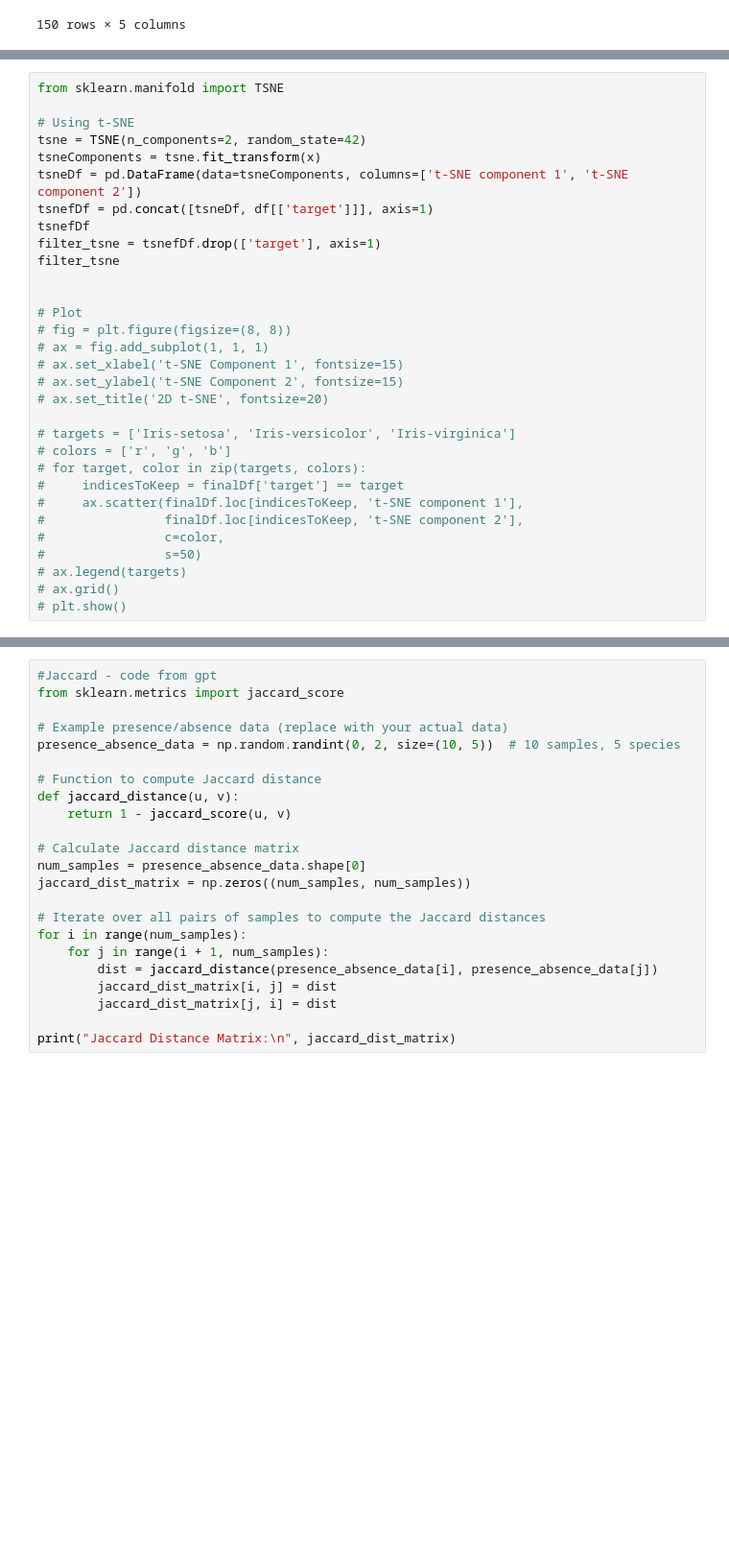
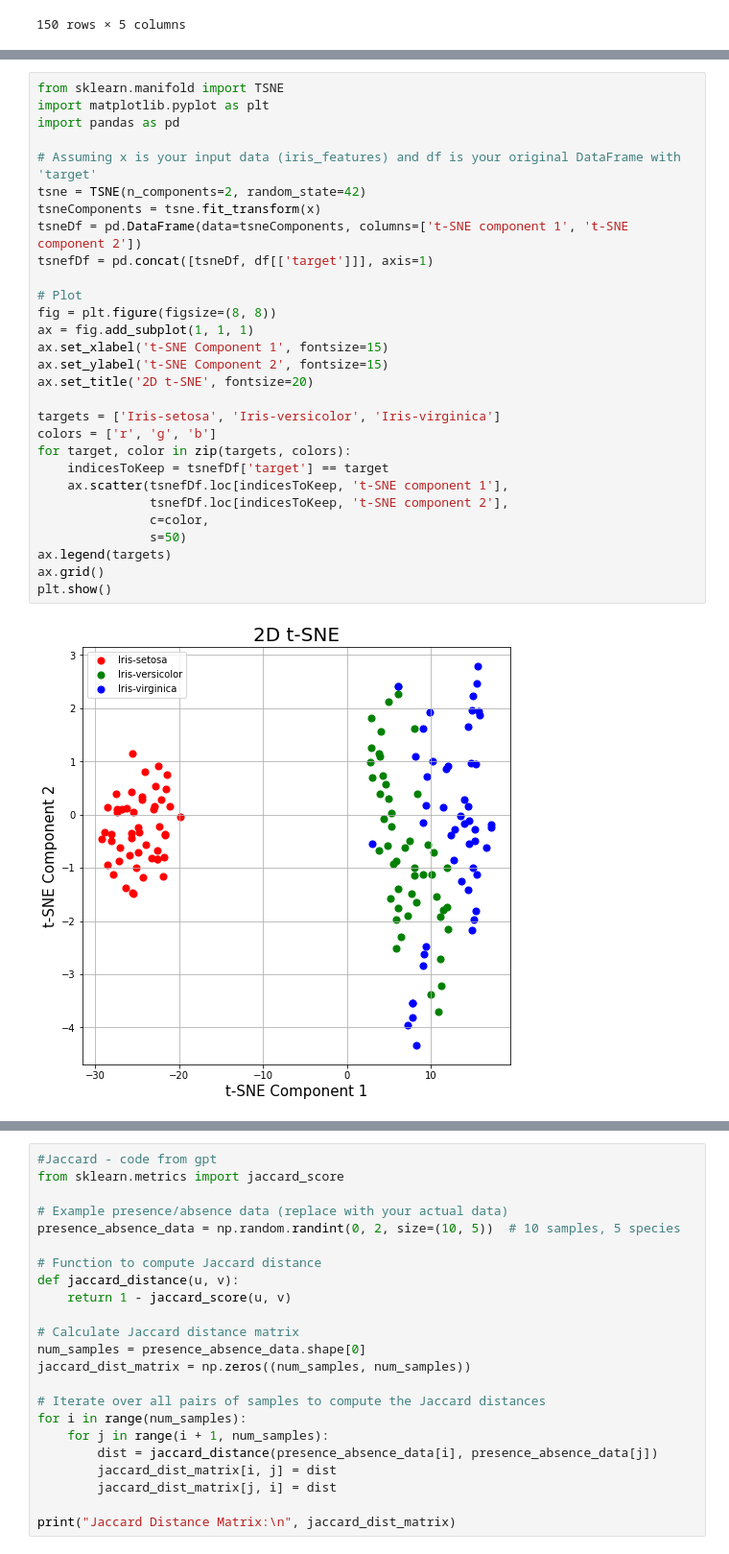
Before and after one commit to henrysun9074/fishics, a Jupyter notebook: demo/pca-tsne.ipynb, the cells around one changed output, grey strips where cells are left out. Shown: that part at 96% size. Saved outputs shown, nothing was run; the diff lists cells and outputs as text; blank space fills up the shorter version.

```diff
--- a/demo/pca-tsne.ipynb
+++ b/demo/pca-tsne.ipynb
@@ -70,34 +72,34 @@ filter_pca
 # %%
 from sklearn.manifold import TSNE
+import matplotlib.pyplot as plt
+import pandas as pd
 
-# Using t-SNE
+# Assuming x is your input data (iris_features) and df is your original DataFrame with 'target'
 tsne = TSNE(n_components=2, random_state=42)
 tsneComponents = tsne.fit_transform(x)
 tsneDf = pd.DataFrame(data=tsneComponents, columns=['t-SNE component 1', 't-SNE component 2'])
 tsnefDf = pd.concat([tsneDf, df[['target']]], axis=1)
-tsnefDf
-filter_tsne = tsnefDf.drop(['target'], axis=1)
-filter_tsne
-
 
 # Plot
-# fig = plt.figure(figsize=(8, 8))
-# ax = fig.add_subplot(1, 1, 1)
-# ax.set_xlabel('t-SNE Component 1', fontsize=15)
-# ax.set_ylabel('t-SNE Component 2', fontsize=15)
-# ax.set_title('2D t-SNE', fontsize=20)
+fig = plt.figure(figsize=(8, 8))
+ax = fig.add_subplot(1, 1, 1)
+ax.set_xlabel('t-SNE Component 1', fontsize=15)
+ax.set_ylabel('t-SNE Component 2', fontsize=15)
+ax.set_title('2D t-SNE', fontsize=20)
 
-# targets = ['Iris-setosa', 'Iris-versicolor', 'Iris-virginica']
-# colors = ['r', 'g', 'b']
-# for target, color in zip(targets, colors):
-#     indicesToKeep = finalDf['target'] == target
-#     ax.scatter(finalDf.loc[indicesToKeep, 't-SNE component 1'],
-#                finalDf.loc[indicesToKeep, 't-SNE component 2'],
-#                c=color,
-#                s=50)
-# ax.legend(targets)
-# ax.grid()
-# plt.show()
+targets = ['Iris-setosa', 'Iris-versicolor', 'Iris-virginica']
+colors = ['r', 'g', 'b']
+for target, color in zip(targets, colors):
+    indicesToKeep = tsnefDf['target'] == target
+    ax.scatter(tsnefDf.loc[indicesToKeep, 't-SNE component 1'],
+               tsnefDf.loc[indicesToKeep, 't-SNE component 2'],
+               c=color,
+               s=50)
+ax.legend(targets)
+ax.grid()
+plt.show()
+# %% [output]
+[figure, added]
 # %%
 from scipy.spatial.distance import pdist, squareform
 from sklearn.metrics import jaccard_score
```
Also changed, not shown: parts of 2 cells of this notebook.
